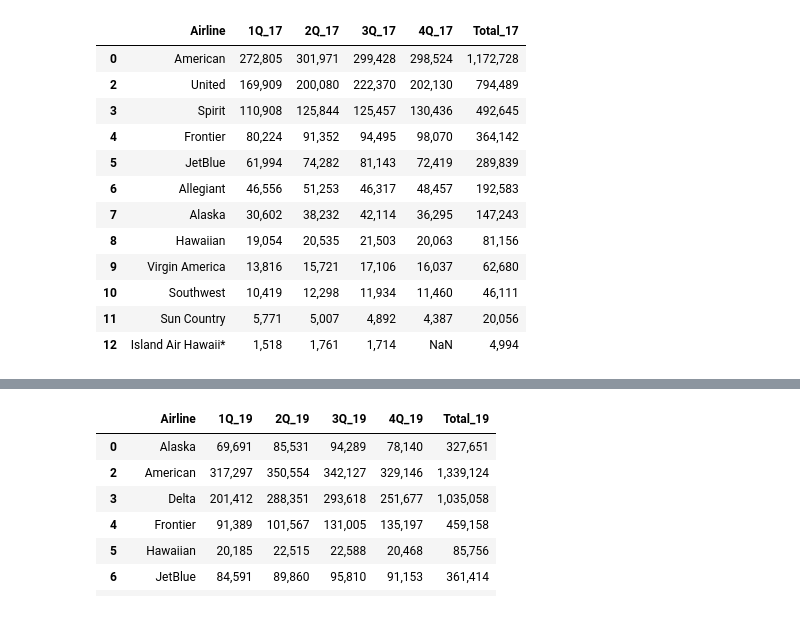
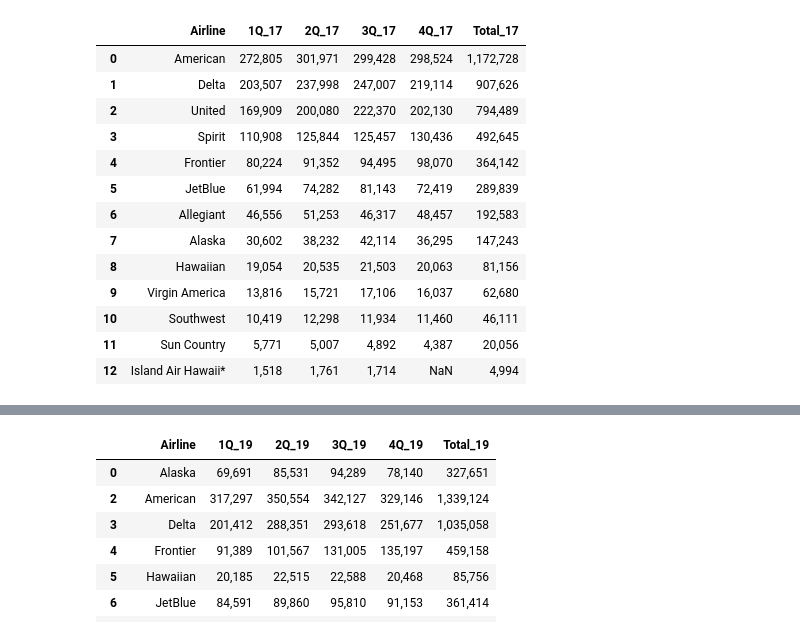
Before and after one commit to marcum531/Project1, a Jupyter notebook: Baggage_Fees.ipynb, the cells around one changed output, grey strips where cells are left out. Cells and saved outputs as stored; diff of their text form; code cells hidden in the pictures.

```diff
--- a/Baggage_Fees.ipynb
+++ b/Baggage_Fees.ipynb
@@ -64,9 +120,10 @@ ValueError: Unrecognized character A in format string
 # %%
-fees17_dfa = fees17_df.drop([13, 1])
+fees17_dfa = fees17_df.drop([13])
 fees17_dfa
 # %% [output]
 |  | Airline | 1Q_17 | 2Q_17 | 3Q_17 | 4Q_17 | Total_17 |
 | 0 | American | 272,805 | 301,971 | 299,428 | 298,524 | 1,172,728 |
+| 1 | Delta | 203,507 | 237,998 | 247,007 | 219,114 | 907,626 |
 | 2 | United | 169,909 | 200,080 | 222,370 | 202,130 | 794,489 |
 | 3 | Spirit | 110,908 | 125,844 | 125,457 | 130,436 | 492,645 |
 | 4 | Frontier | 80,224 | 91,352 | 94,495 | 98,070 | 364,142 |
```
Also changed, not shown: parts of 19 cells of this notebook, 7 other files.
